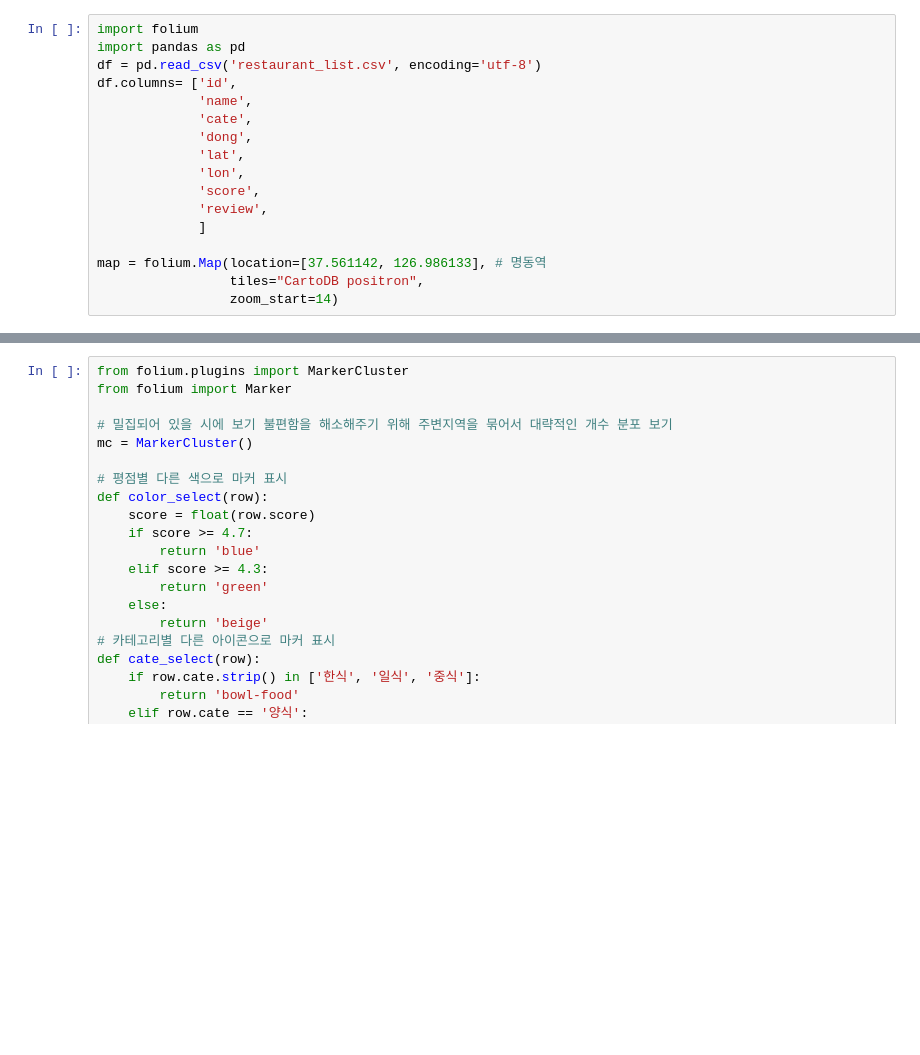
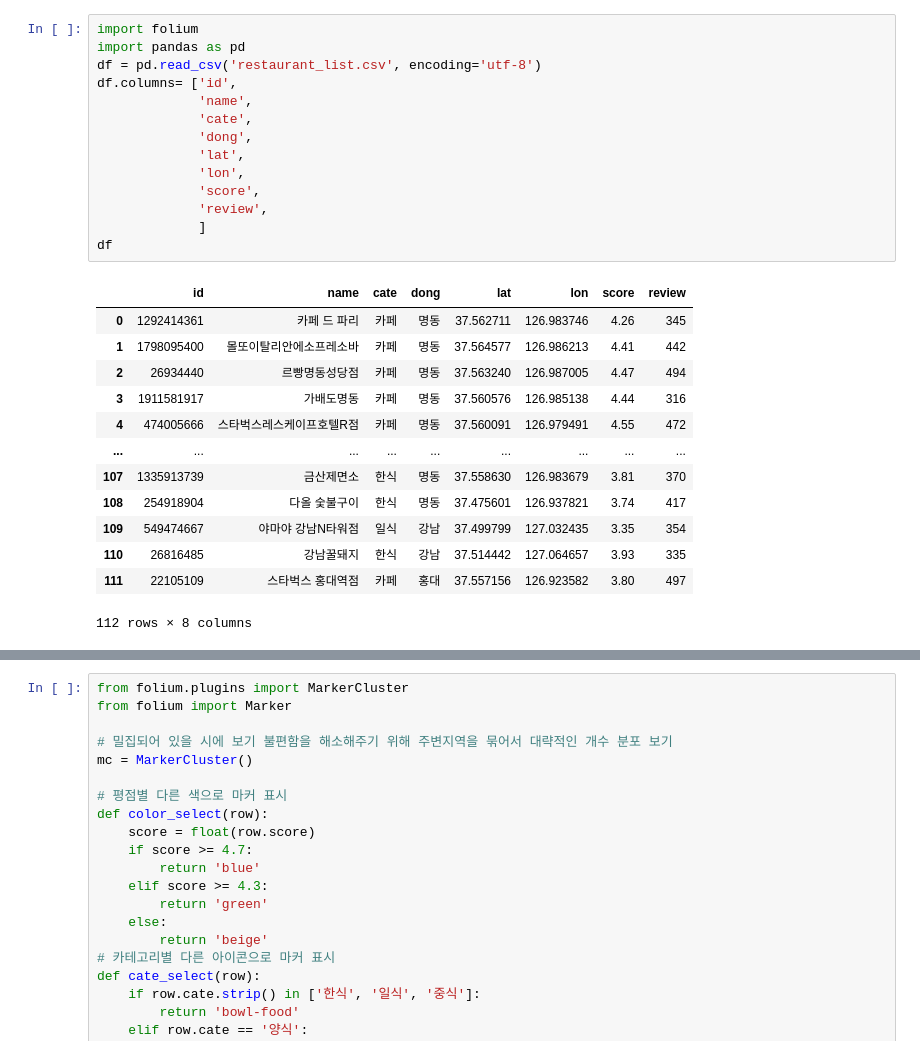
Before and after one commit to myeongzip/recommend_map, a Jupyter notebook: map_recommend.ipynb, the cells around one changed output, grey strips where cells are left out. Cells and saved outputs as stored; diff of their text form; blank space fills up the shorter version.

```diff
--- a/map_recommend.ipynb
+++ b/map_recommend.ipynb
@@ -1,17 +1,28 @@
 # %%
 import folium
 import pandas as pd
 df = pd.read_csv('restaurant_list.csv', encoding='utf-8')
 df.columns= ['id',
              'name',
              'cate',
              'dong',
              'lat',
              'lon',
              'score',
              'review',
              ]
-
-map = folium.Map(location=[37.561142, 126.986133], # 명동역
-                 tiles="CartoDB positron",
-                 zoom_start=14)
+df
+# %% [output]
+|  | id | name | cate | dong | lat | lon | score | review |
+| 0 | 1292414361 | 카페 드 파리 | 카페 | 명동 | 37.562711 | 126.983746 | 4.26 | 345 |
+| 1 | 1798095400 | 몰또이탈리안에소프레소바 | 카페 | 명동 | 37.564577 | 126.986213 | 4.41 | 442 |
+| 2 | 26934440 | 르빵명동성당점 | 카페 | 명동 | 37.563240 | 126.987005 | 4.47 | 494 |
+| 3 | 1911581917 | 가배도명동 | 카페 | 명동 | 37.560576 | 126.985138 | 4.44 | 316 |
+| 4 | 474005666 | 스타벅스레스케이프호텔R점 | 카페 | 명동 | 37.560091 | 126.979491 | 4.55 | 472 |
+| ... | ... | ... | ... | ... | ... | ... | ... | ... |
+| 107 | 1335913739 | 금산제면소 | 한식 | 명동 | 37.558630 | 126.983679 | 3.81 | 370 |
+| 108 | 254918904 | 다올 숯불구이 | 한식 | 명동 | 37.475601 | 126.937821 | 3.74 | 417 |
+| 109 | 549474667 | 야마야 강남N타워점 | 일식 | 강남 | 37.499799 | 127.032435 | 3.35 | 354 |
+| 110 | 26816485 | 강남꿀돼지 | 한식 | 강남 | 37.514442 | 127.064657 | 3.93 | 335 |
+| 111 | 22105109 | 스타벅스 홍대역점 | 카페 | 홍대 | 37.557156 | 126.923582 | 3.80 | 497 |
+112 rows × 8 columns
```
Also changed, not shown: parts of 5 cells of this notebook.
